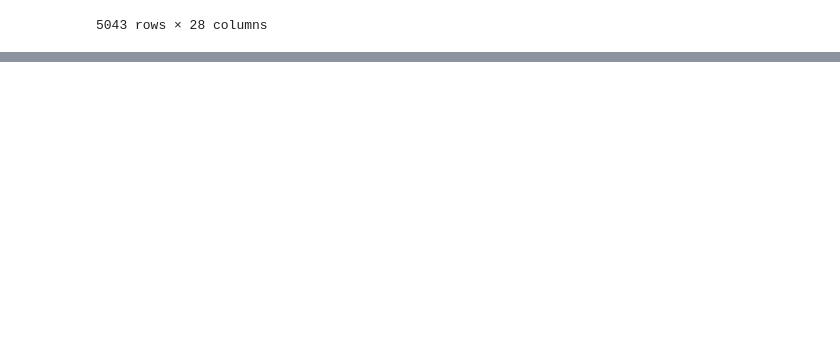
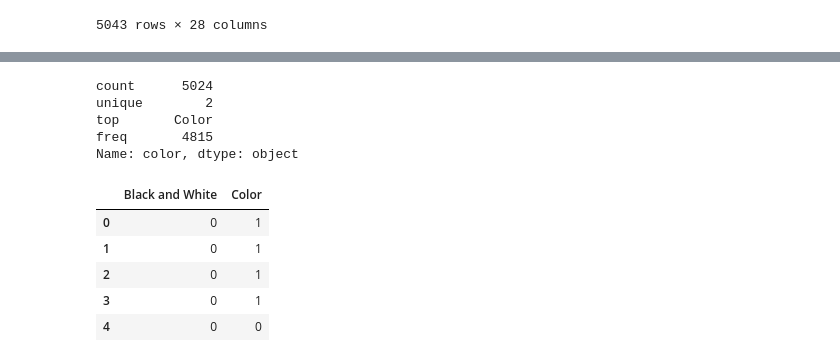
Before and after one commit to talitacardenas/The_Bridge_School_DataScience_PT, a Jupyter notebook: 02_DataAnalysis/labs/Pandas/04_Análisis_de_datos_con_Python_Pandas.ipynb, the cells around one changed output, grey strips where cells are left out. Drawn from its saved outputs; the diff is of its cells as text; code cells hidden in the pictures; blank space fills up the shorter version.

```diff
--- a/02_DataAnalysis/labs/Pandas/04_Análisis_de_datos_con_Python_Pandas.ipynb
+++ b/02_DataAnalysis/labs/Pandas/04_Análisis_de_datos_con_Python_Pandas.ipynb
@@ -770,0 +707,2 @@ dataset
+# %%
+dataset.director_facebook_likes = dataset.director_facebook_likes.fillna(0)
@@ -770,0 +861,9 @@ dataset
+# %%
+# analizamos los valores únicos
+dataset.color.describe()
+# %% [output]
+count      5024
+unique        2
+top       Color
+freq       4815
+Name: color, dtype: object
@@ -770,0 +873,9 @@ dataset
+# %%
+dataset_color.head()
+# %% [output]
+|  | Black and White | Color |
+| 0 | 0 | 1 |
+| 1 | 0 | 1 |
+| 2 | 0 | 1 |
+| 3 | 0 | 1 |
+| 4 | 0 | 0 |
```
Also changed, not shown: parts of 50 cells of this notebook, 2 other files.
